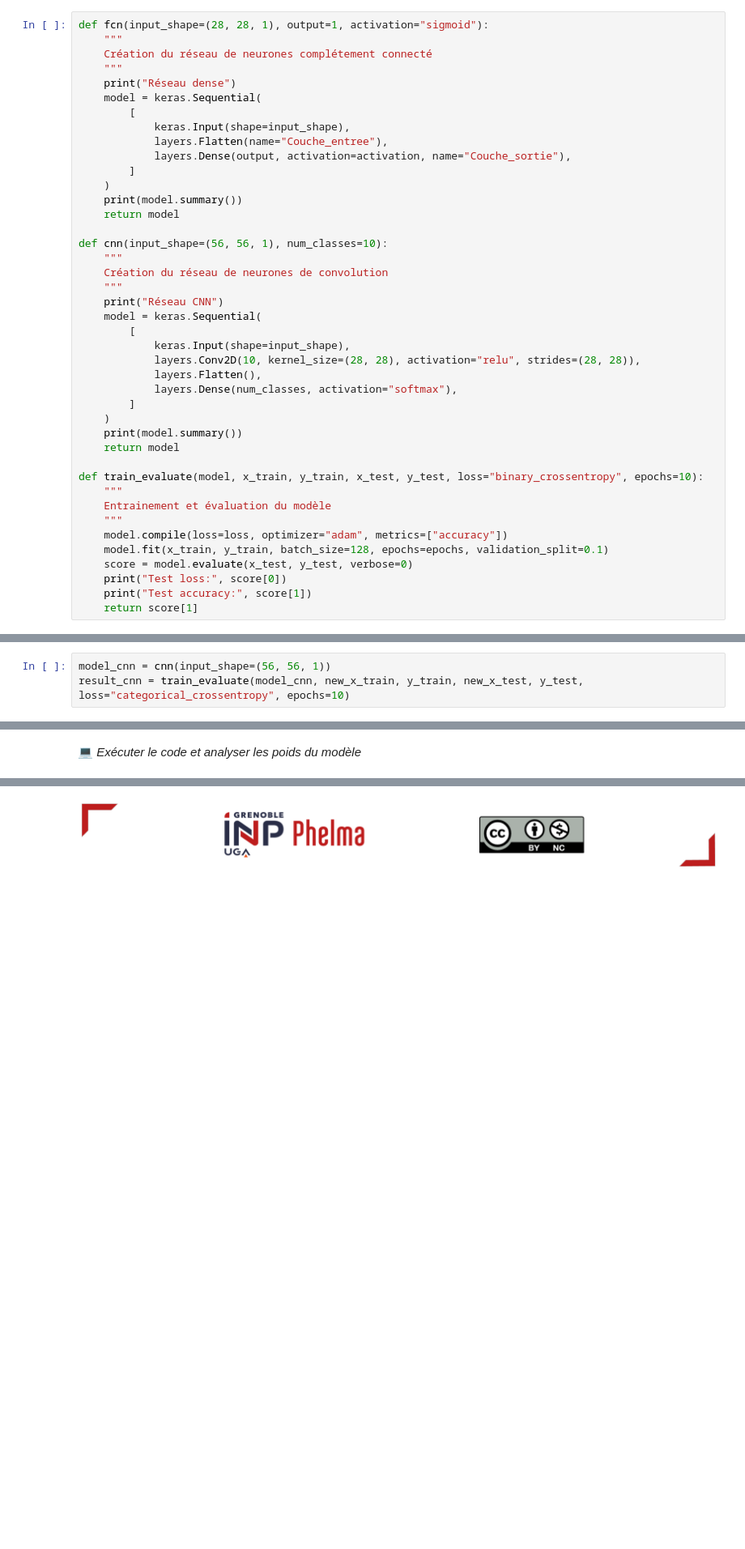
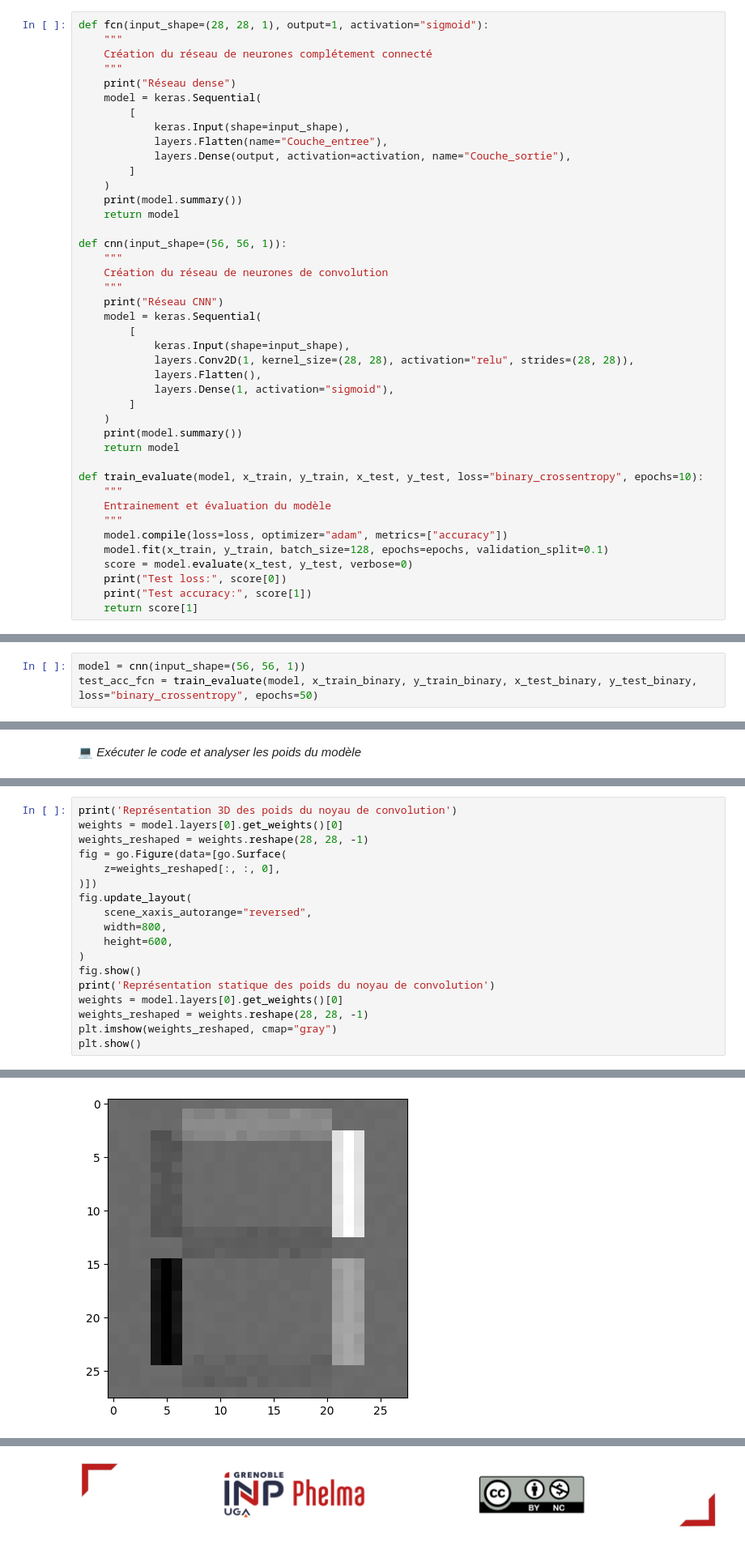
Before and after one commit to Pierre-Loic/phelma-sicom-3PMPOLS6-td, a Jupyter notebook: content/TD_2_2.ipynb, the cells around one changed output, grey strips where cells are left out. Shown at 81% size. Drawn from its saved outputs; the diff is of its cells as text; blank space fills up the shorter version.

```diff
--- a/content/TD_2_2.ipynb
+++ b/content/TD_2_2.ipynb
@@ -136,7 +139,7 @@ def fcn(input_shape=(28, 28, 1), output=1, activation="sigmoid"):
     print(model.summary())
     return model
 
-def cnn(input_shape=(56, 56, 1), num_classes=10):
+def cnn(input_shape=(56, 56, 1)):
     """
     Création du réseau de neurones de convolution
     """
@@ -144,9 +147,9 @@ def cnn(input_shape=(56, 56, 1), num_classes=10):
     model = keras.Sequential(
         [
             keras.Input(shape=input_shape),
-            layers.Conv2D(10, kernel_size=(28, 28), activation="relu", strides=(28, 28)),
+            layers.Conv2D(1, kernel_size=(28, 28), activation="relu", strides=(28, 28)),
             layers.Flatten(),
-            layers.Dense(num_classes, activation="softmax"),
+            layers.Dense(1, activation="sigmoid"),
         ]
     )
     print(model.summary())
@@ -259,3 +315,3 @@ widgets.interactive(update_plot, neuron_index=neuron_selector)
 # %%
-model_cnn = cnn(input_shape=(56, 56, 1))
-result_cnn = train_evaluate(model_cnn, new_x_train, y_train, new_x_test, y_test, loss="categorical_crossentropy", epochs=10)
+model = cnn(input_shape=(56, 56, 1))
+test_acc_fcn = train_evaluate(model, x_train_binary, y_train_binary, x_test_binary, y_test_binary, loss="binary_crossentropy", epochs=50)
@@ -303,0 +338,19 @@ widgets.interactive(update_plot, neuron_index=neuron_selector)
+# %%
+print('Représentation 3D des poids du noyau de convolution')
+weights = model.layers[0].get_weights()[0]
+weights_reshaped = weights.reshape(28, 28, -1)
+fig = go.Figure(data=[go.Surface(
+    z=weights_reshaped[:, :, 0],
+)])
+fig.update_layout(
+    scene_xaxis_autorange="reversed",
+    width=800,
+    height=600,
+)
+fig.show()
+print('Représentation statique des poids du noyau de convolution')
+weights = model.layers[0].get_weights()[0]
+weights_reshaped = weights.reshape(28, 28, -1)
+plt.imshow(weights_reshaped, cmap="gray")
+plt.show()
+# %% [output]
@@ -303,0 +360 @@ widgets.interactive(update_plot, neuron_index=neuron_selector)
+[figure, added]
```
Also changed, not shown: parts of 32 cells of this notebook.
